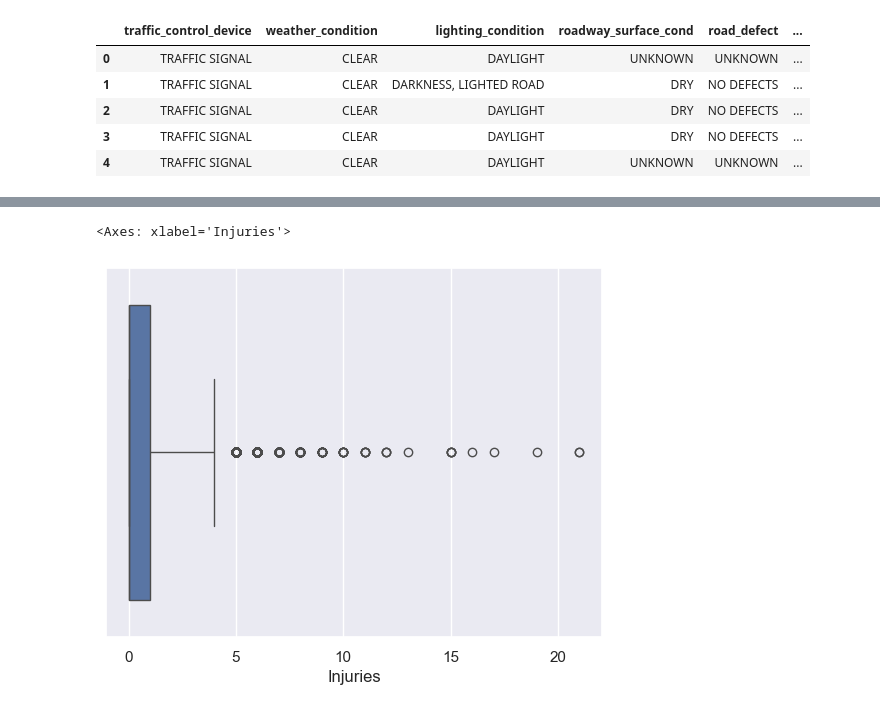
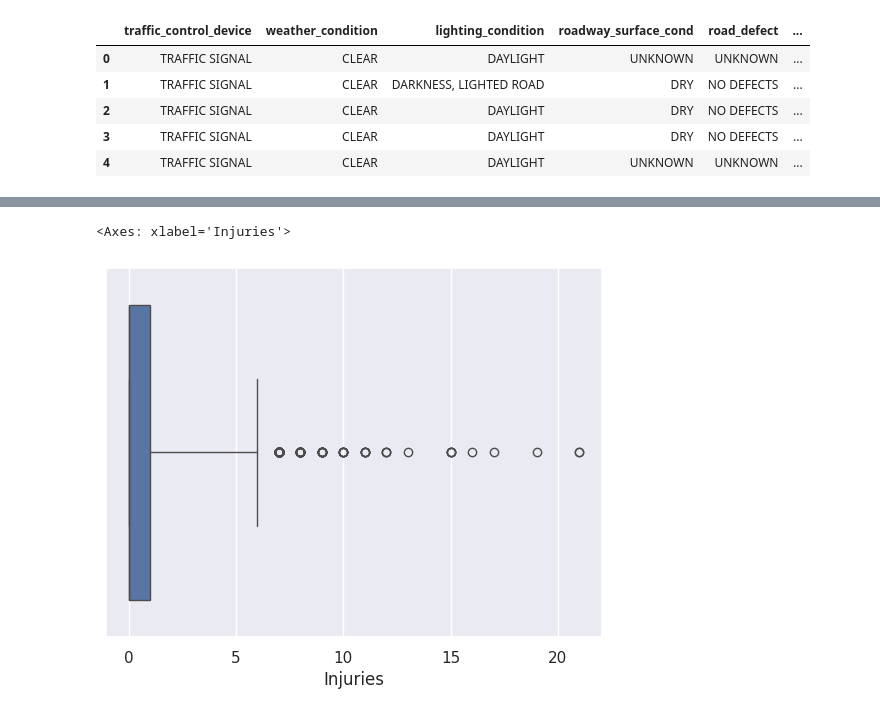
Before and after one commit to Alveaenerle/EDA-traffic-crashes, a Jupyter notebook: main.ipynb, the cells around one changed output, grey strips where cells are left out. Saved outputs shown, nothing was run; the diff lists cells and outputs as text; code cells hidden in the pictures.

```diff
--- a/main.ipynb
+++ b/main.ipynb
@@ -104,7 +111,7 @@ df.head(5)
 # %%
-whis = 3
-df['Injuries'].value_counts()
+df2 = df[['Injuries', 'Number of Units']]
+whis = 5
 sns.boxplot(x=df['Injuries'], whis=whis)
 # %% [output]
 <Axes: xlabel='Injuries'>
-[figure, old version]
+[figure, new version]
```
Also changed, not shown: parts of 4 cells of this notebook, 2 other files.
